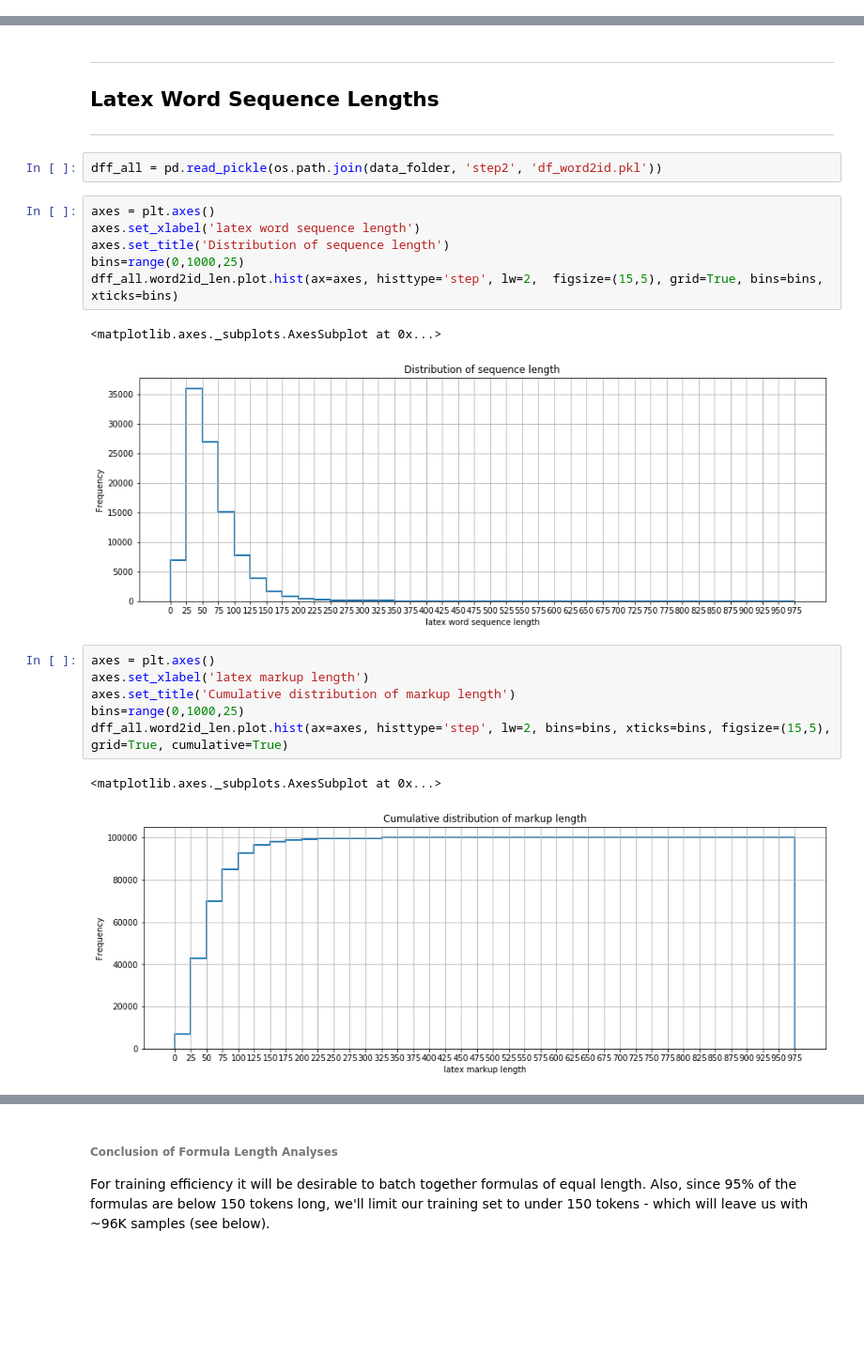
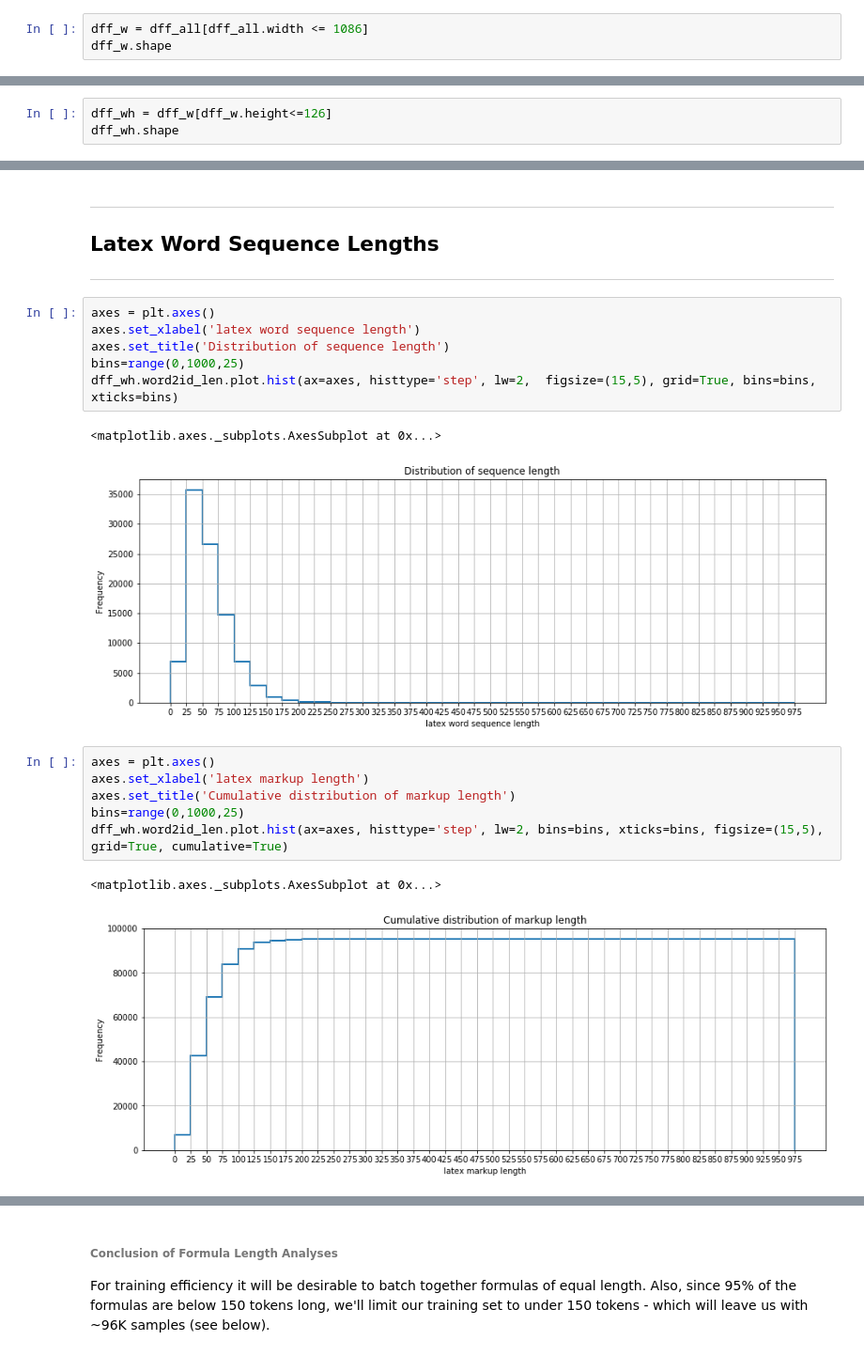
Before and after one commit to untrix/im2latex, a Jupyter notebook: src/preprocessing_step_3_filter.ipynb, the cells around one changed output, grey strips where cells are left out. Shown at 94% size. Saved outputs shown, nothing was run; the diff lists cells and outputs as text; blank space fills up the shorter version.

```diff
--- a/src/preprocessing_step_3_filter.ipynb
+++ b/src/preprocessing_step_3_filter.ipynb
@@ -246,0 +297,3 @@ min pixel=0.000000, max=255.000000
+# %%
+dff_w = dff_all[dff_all.width <= 1086]
+dff_w.shape
@@ -246,0 +349,3 @@ min pixel=0.000000, max=255.000000
+# %%
+dff_wh = dff_w[dff_w.height<=126]
+dff_wh.shape
@@ -249,24 +384,22 @@ min pixel=0.000000, max=255.000000
 ## Latex Word Sequence Lengths
 
 -------
-# %%
-dff_all = pd.read_pickle(os.path.join(data_folder, 'step2', 'df_word2id.pkl'))
 # %%
 axes = plt.axes()
 axes.set_xlabel('latex word sequence length')
 axes.set_title('Distribution of sequence length')
 bins=range(0,1000,25)
-dff_all.word2id_len.plot.hist(ax=axes, histtype='step', lw=2,  figsize=(15,5), grid=True, bins=bins, xticks=bins)
+dff_wh.word2id_len.plot.hist(ax=axes, histtype='step', lw=2,  figsize=(15,5), grid=True, bins=bins, xticks=bins)
 # %% [output]
 <matplotlib.axes._subplots.AxesSubplot at 0x...>
-[figure, old version]
+[figure, new version]
 # %%
 axes = plt.axes()
 axes.set_xlabel('latex markup length')
 axes.set_title('Cumulative distribution of markup length')
 bins=range(0,1000,25)
-dff_all.word2id_len.plot.hist(ax=axes, histtype='step', lw=2, bins=bins, xticks=bins, figsize=(15,5), grid=True, cumulative=True)
+dff_wh.word2id_len.plot.hist(ax=axes, histtype='step', lw=2, bins=bins, xticks=bins, figsize=(15,5), grid=True, cumulative=True)
 # %% [output]
 <matplotlib.axes._subplots.AxesSubplot at 0x...>
-[figure, old version]
+[figure, new version]
 # %%
```
Also changed, not shown: parts of 45 cells of this notebook, 6 other files.
